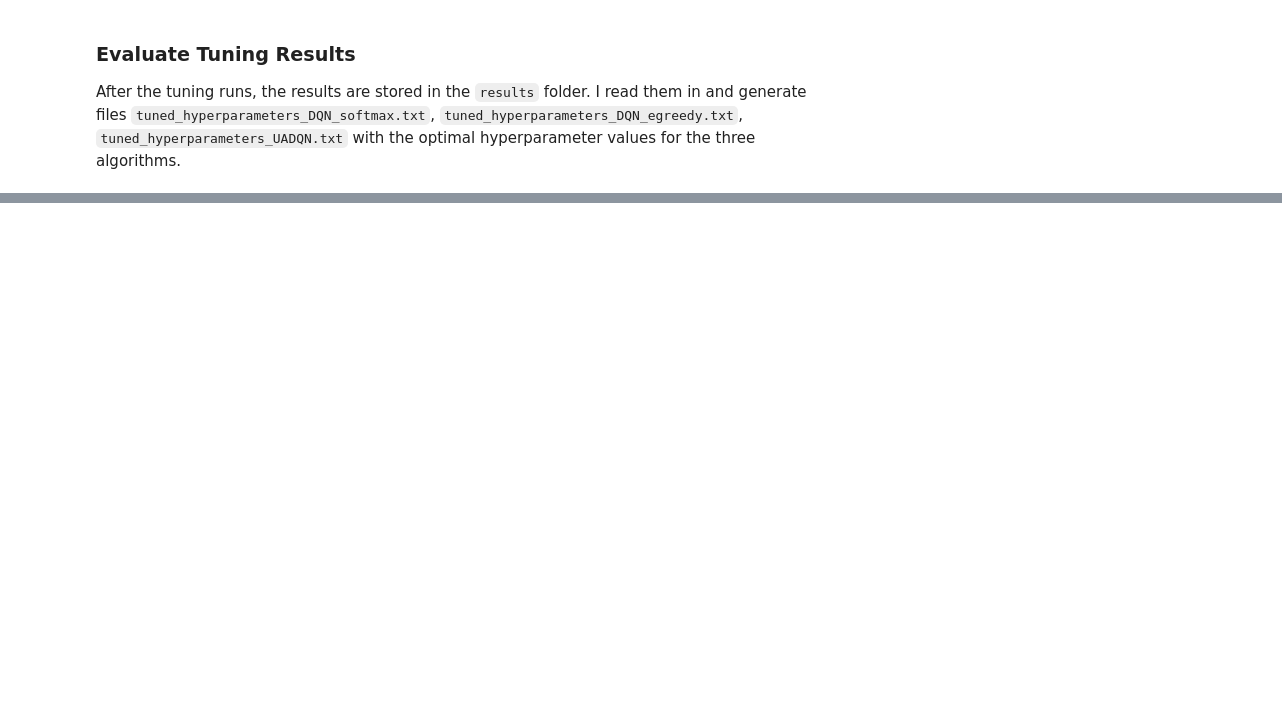
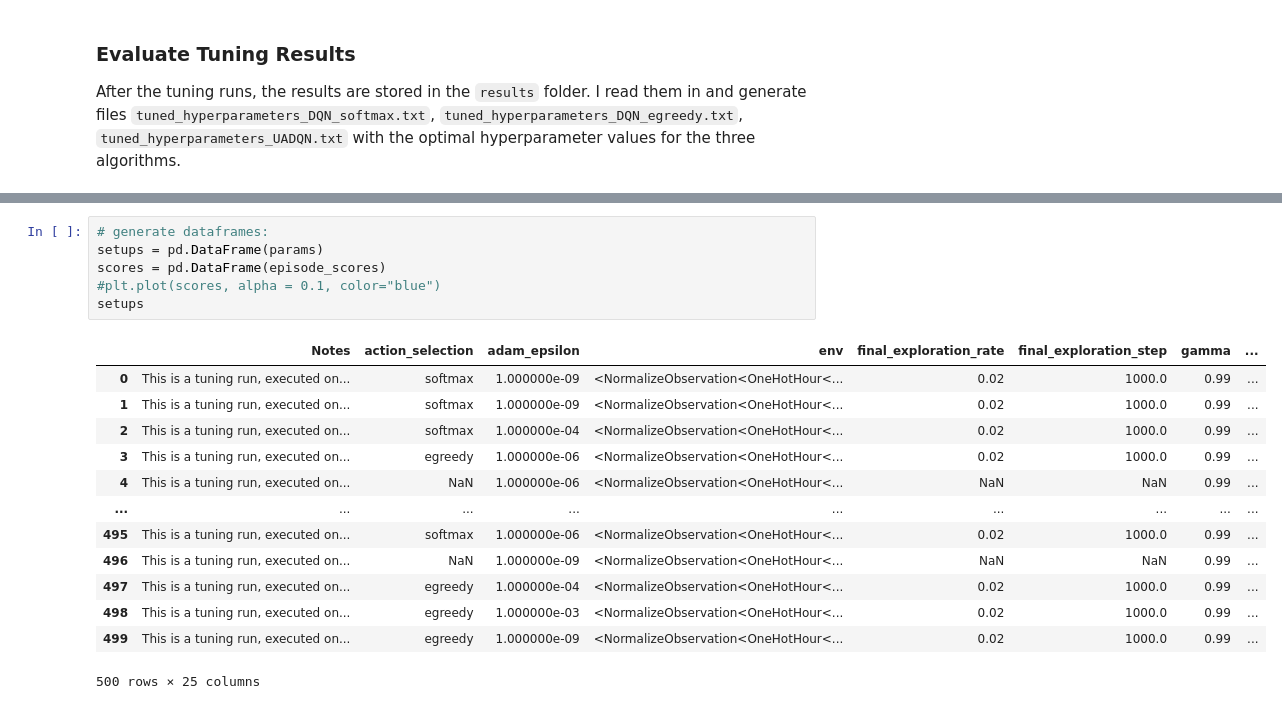
Before and after one commit to ludwigbald/msc-thesis, a Jupyter notebook: experiments/tuning/generate_tuning.ipynb, the cells around one changed output, grey strips where cells are left out. Saved outputs shown, nothing was run; the diff lists cells and outputs as text; blank space fills up the shorter version.

```diff
--- a/experiments/tuning/generate_tuning.ipynb
+++ b/experiments/tuning/generate_tuning.ipynb
@@ -75,0 +94,20 @@ I read them in and generate files `tuned_hyperparameters_DQN_softmax.txt`, `tune
+# %%
+# generate dataframes:
+setups = pd.DataFrame(params)
+scores = pd.DataFrame(episode_scores)
+#plt.plot(scores, alpha = 0.1, color="blue")
+setups
+# %% [output]
+|  | Notes | action_selection | adam_epsilon | env | final_exploration_rate | final_exploration_step | gamma | ... |
+| 0 | This is a tuning run, executed on... | softmax | 1.000000e-09 | <NormalizeObservation<OneHotHour<... | 0.02 | 1000.0 | 0.99 | ... |
+| 1 | This is a tuning run, executed on... | softmax | 1.000000e-09 | <NormalizeObservation<OneHotHour<... | 0.02 | 1000.0 | 0.99 | ... |
+| 2 | This is a tuning run, executed on... | softmax | 1.000000e-04 | <NormalizeObservation<OneHotHour<... | 0.02 | 1000.0 | 0.99 | ... |
+| 3 | This is a tuning run, executed on... | egreedy | 1.000000e-06 | <NormalizeObservation<OneHotHour<... | 0.02 | 1000.0 | 0.99 | ... |
+| 4 | This is a tuning run, executed on... | NaN | 1.000000e-06 | <NormalizeObservation<OneHotHour<... | NaN | NaN | 0.99 | ... |
+| ... | ... | ... | ... | ... | ... | ... | ... | ... |
+| 495 | This is a tuning run, executed on... | softmax | 1.000000e-06 | <NormalizeObservation<OneHotHour<... | 0.02 | 1000.0 | 0.99 | ... |
+| 496 | This is a tuning run, executed on... | NaN | 1.000000e-09 | <NormalizeObservation<OneHotHour<... | NaN | NaN | 0.99 | ... |
+| 497 | This is a tuning run, executed on... | egreedy | 1.000000e-04 | <NormalizeObservation<OneHotHour<... | 0.02 | 1000.0 | 0.99 | ... |
+| 498 | This is a tuning run, executed on... | egreedy | 1.000000e-03 | <NormalizeObservation<OneHotHour<... | 0.02 | 1000.0 | 0.99 | ... |
+| 499 | This is a tuning run, executed on... | egreedy | 1.000000e-09 | <NormalizeObservation<OneHotHour<... | 0.02 | 1000.0 | 0.99 | ... |
+500 rows × 25 columns
```
Also changed, not shown: parts of 8 cells of this notebook, 2 other files.
